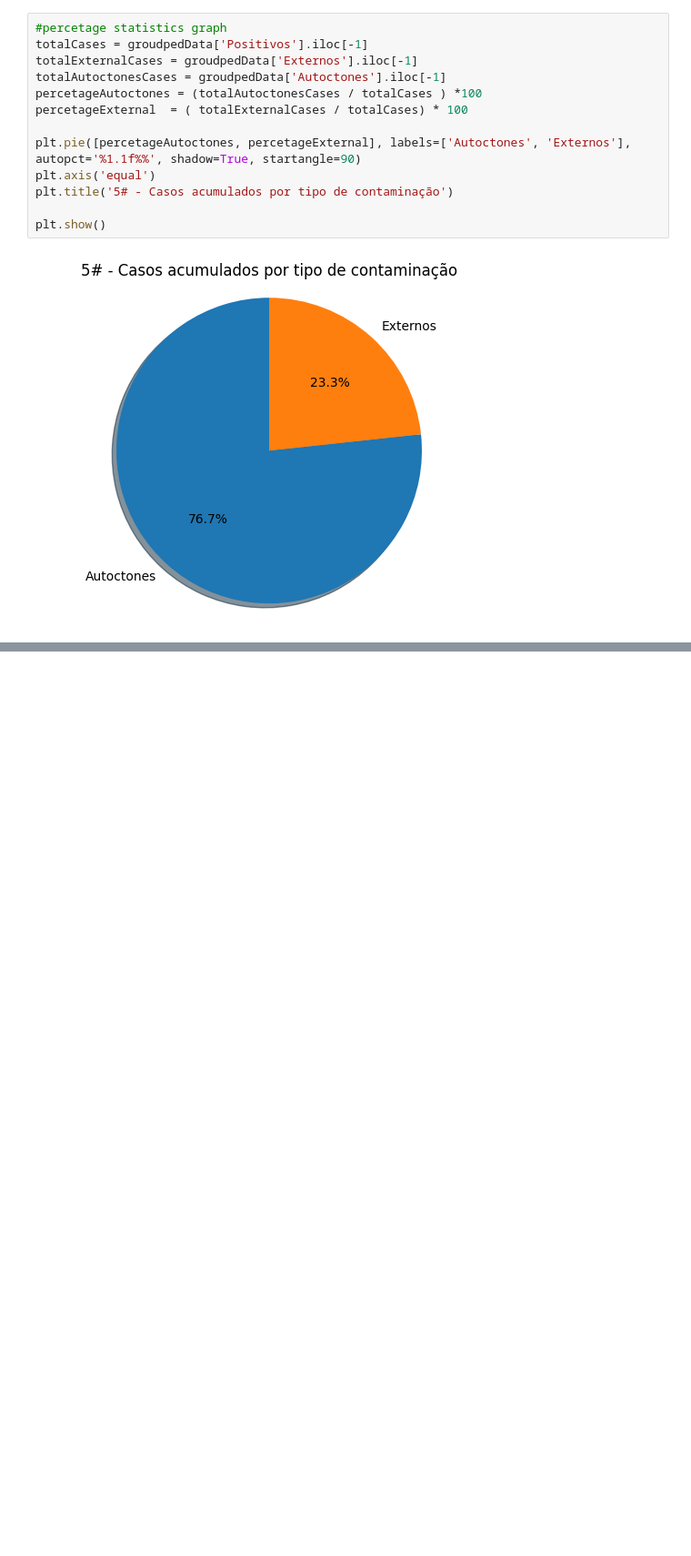
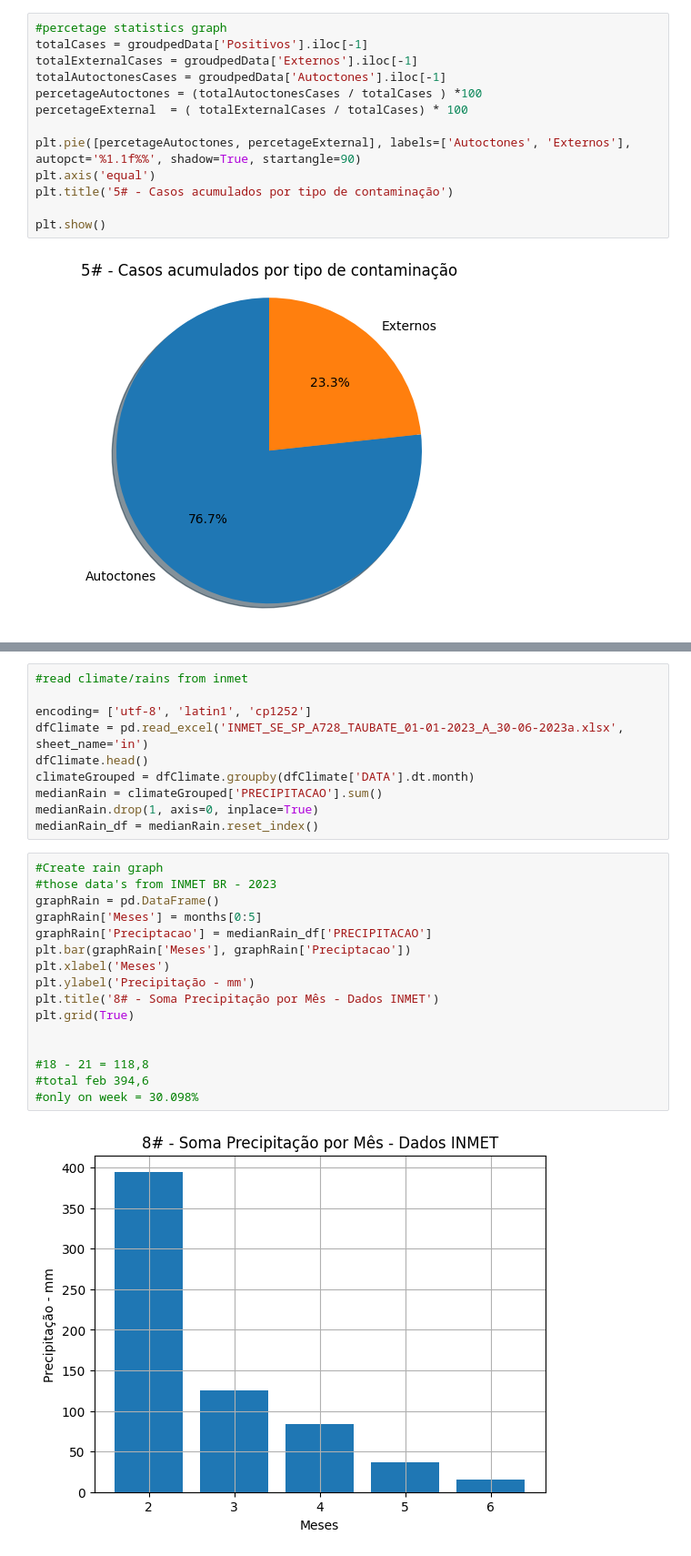
Before and after one commit to Guilherme-Turri/dengue-analisys-cpv-2023, a Jupyter notebook: main.ipynb, the cells around one changed output, grey strips where cells are left out. Shown at 91% size. Drawn from its saved outputs; the diff is of its cells as text; blank space fills up the shorter version.

```diff
--- a/main.ipynb
+++ b/main.ipynb
@@ -197,0 +211,28 @@ plt.show()
+# %%
+#read climate/rains from inmet
+
+encoding= ['utf-8', 'latin1', 'cp1252']
+dfClimate = pd.read_excel('INMET_SE_SP_A728_TAUBATE_01-01-2023_A_30-06-2023a.xlsx', sheet_name='in')
+dfClimate.head()
+climateGrouped = dfClimate.groupby(dfClimate['DATA'].dt.month)
+medianRain = climateGrouped['PRECIPITACAO'].sum()
+medianRain.drop(1, axis=0, inplace=True)
+medianRain_df = medianRain.reset_index()
+# %%
+#Create rain graph
+#those data's from INMET BR - 2023
+graphRain = pd.DataFrame()
+graphRain['Meses'] = months[0:5]
+graphRain['Preciptacao'] = medianRain_df['PRECIPITACAO']
+plt.bar(graphRain['Meses'], graphRain['Preciptacao'])
+plt.xlabel('Meses')
+plt.ylabel('Precipitação - mm')
+plt.title('8# - Soma Precipitação por Mês - Dados INMET')
+plt.grid(True)
+
+
+#18 - 21 = 118,8
+#total feb 394,6
+#only on week = 30.098%
+# %% [output]
+[figure, added]
```
Also changed, not shown: parts of 6 cells of this notebook.
